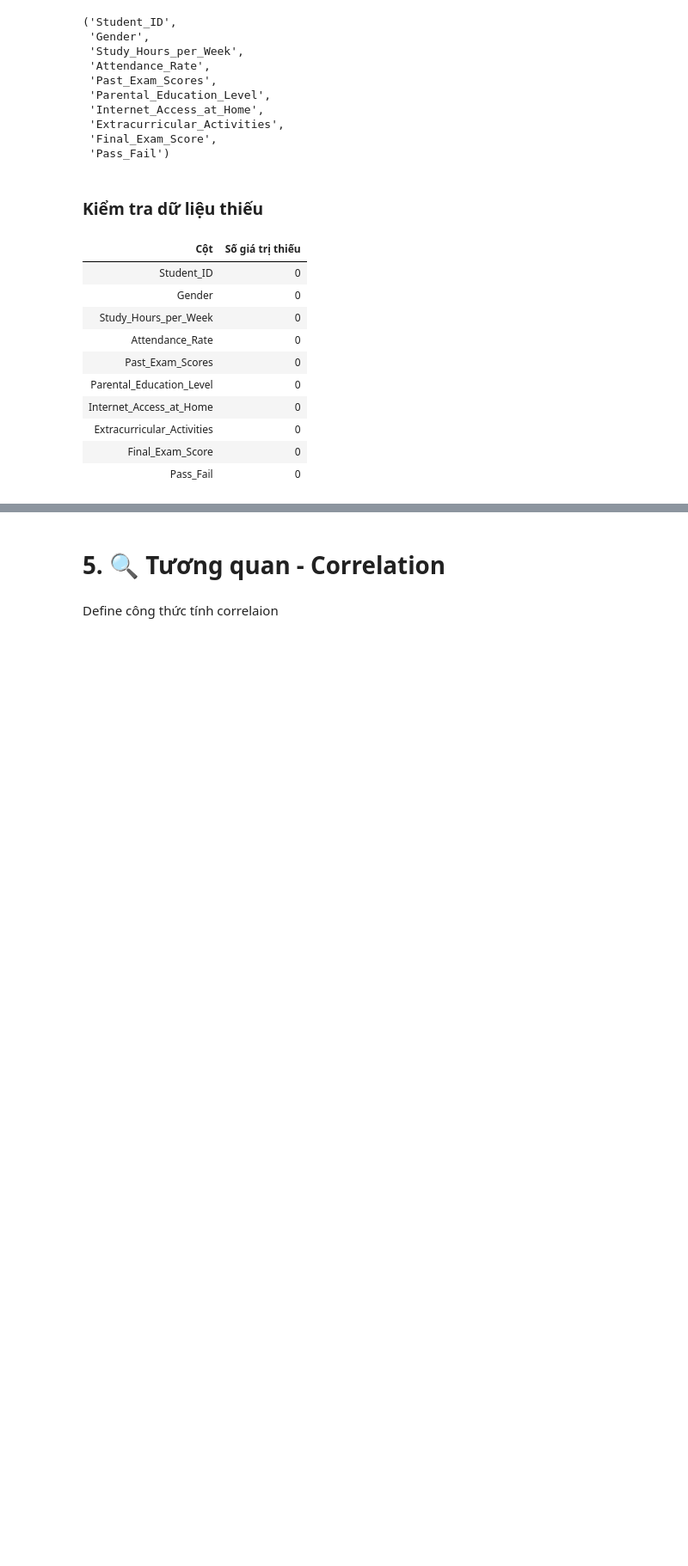
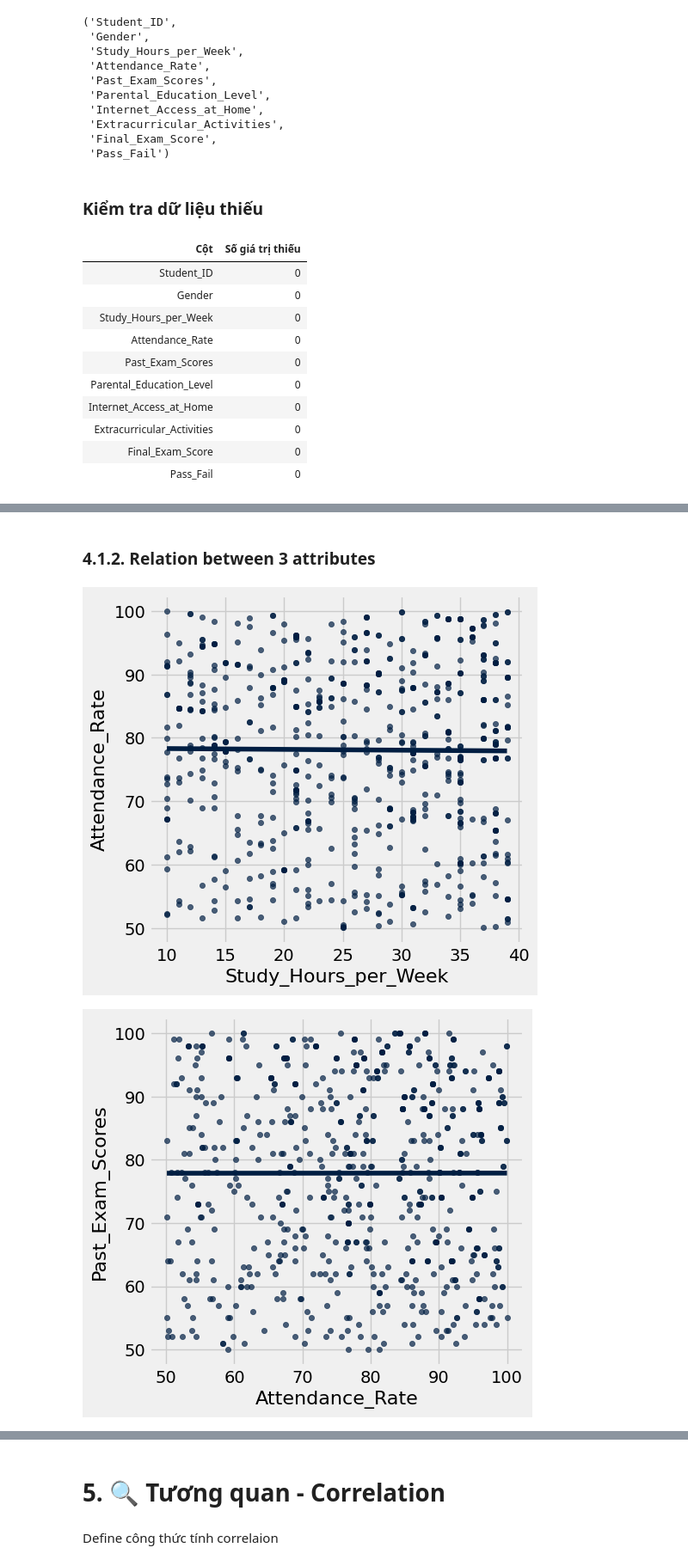
Before and after one commit to anizme/UET_DataScience_Prj, a Jupyter notebook: explore_spp_data.ipynb, the cells around one changed output, grey strips where cells are left out. Shown at 86% size. Cells and saved outputs as stored; diff of their text form; code cells hidden in the pictures; blank space fills up the shorter version.

```diff
--- a/explore_spp_data.ipynb
+++ b/explore_spp_data.ipynb
@@ -277,0 +232,9 @@ original_spp.scatter('Past_Exam_Scores', 'Final_Exam_Score')
+# %% [markdown]
+### 4.1.2. Relation between 3 attributes
+# %%
+original_spp.scatter('Study_Hours_per_Week', 'Attendance_Rate', fit_line=True)
+original_spp.scatter('Attendance_Rate', 'Past_Exam_Scores', fit_line=True)
+original_spp.scatter('Past_Exam_Scores', 'Study_Hours_per_Week', fit_line=True)
+# %% [output]
+[figure, added]
+[figure, added]
```
Also changed, not shown: parts of 57 cells of this notebook, 1 other file.
